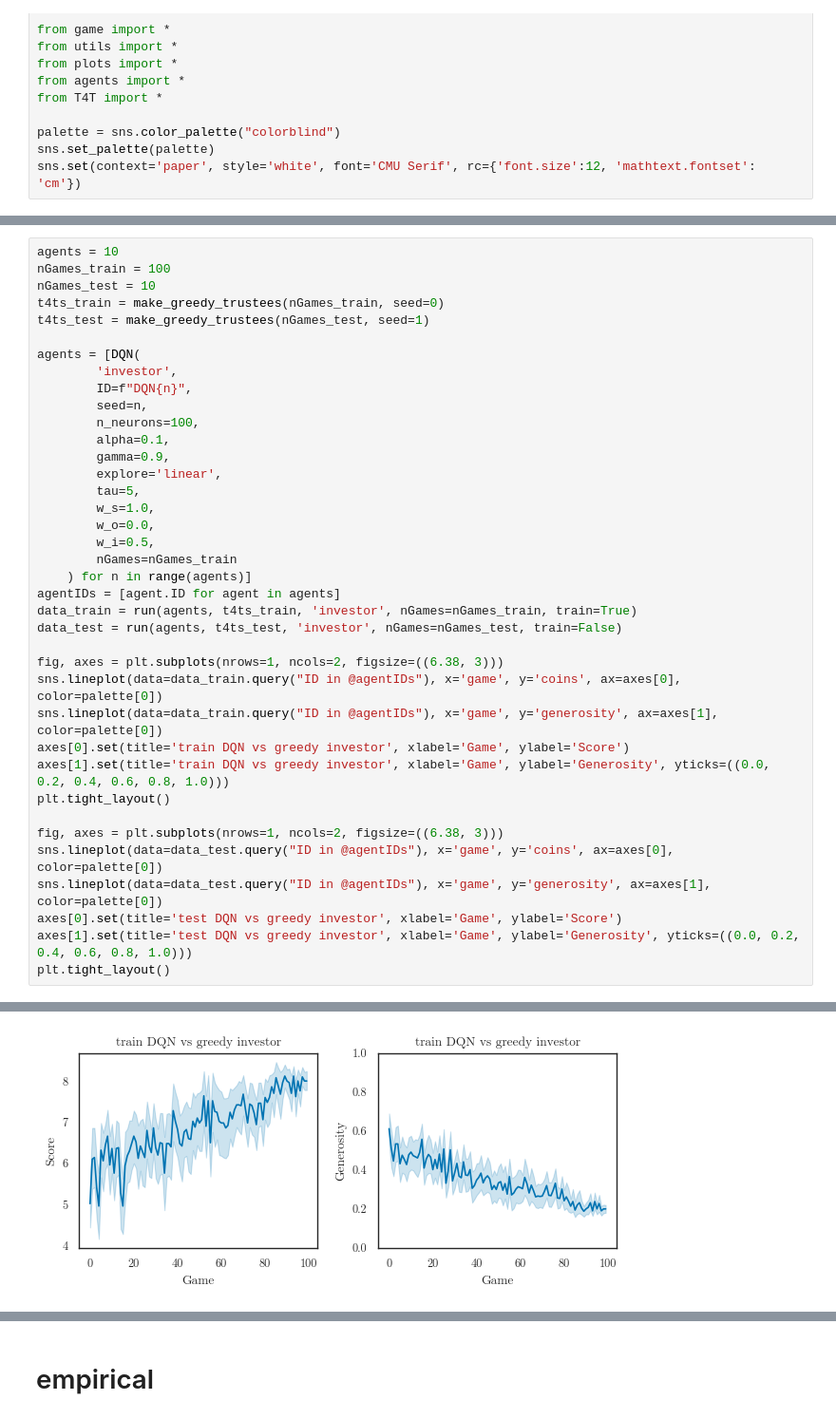
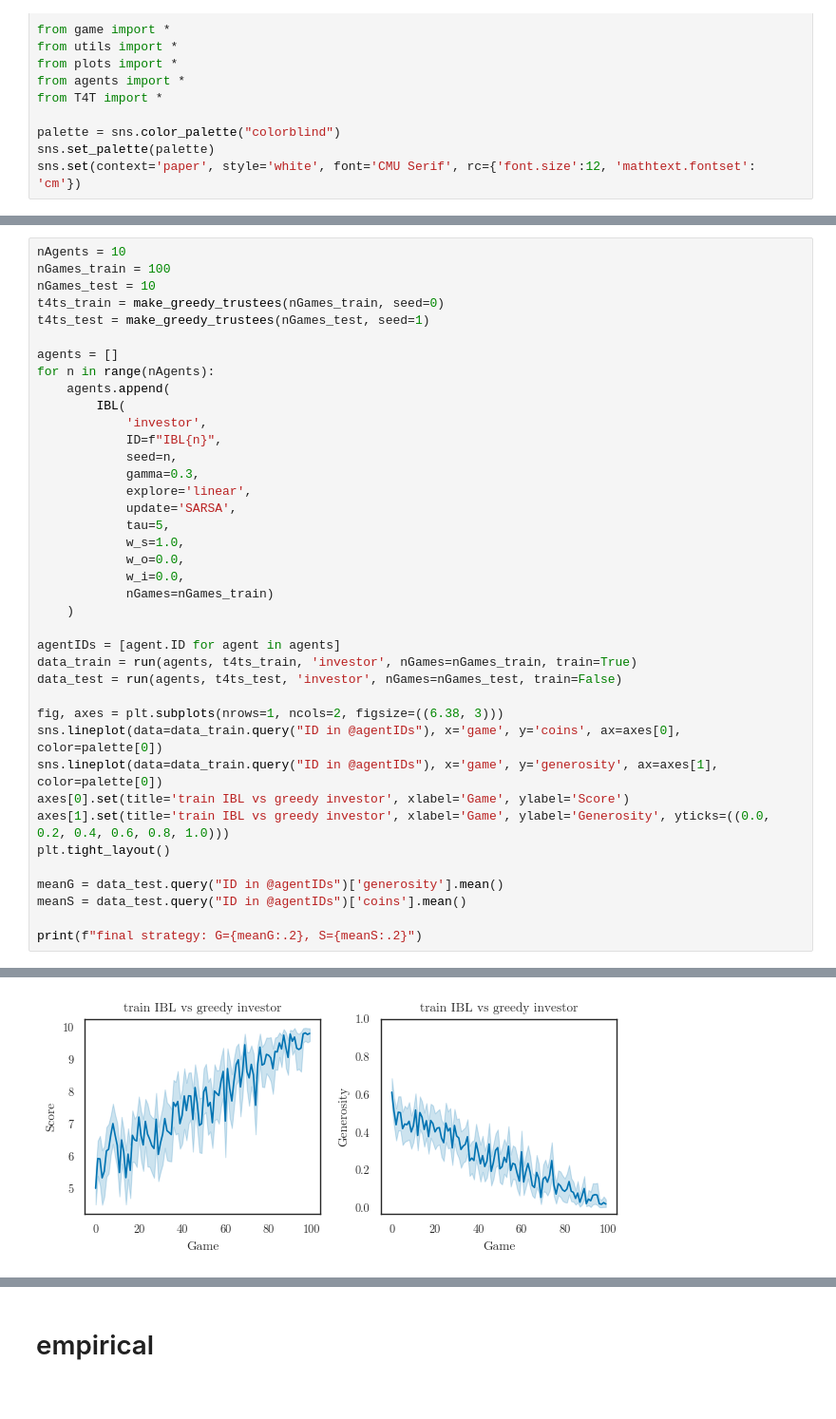
Before and after one commit to psipeter/social-value-orientation, a Jupyter notebook: experiment1.ipynb, the cells around one changed output, grey strips where cells are left out. Shown at 95% size. Drawn from its saved outputs; the diff is of its cells as text.

```diff
--- a/experiment1.ipynb
+++ b/experiment1.ipynb
@@ -78,24 +77,27 @@ DQN9 vs T4T0
 # %%
-agents = 10
+nAgents = 10
 nGames_train = 100
 nGames_test = 10
 t4ts_train = make_greedy_trustees(nGames_train, seed=0)
 t4ts_test = make_greedy_trustees(nGames_test, seed=1)
 
-agents = [DQN(
-        'investor',
-        ID=f"DQN{n}",
-        seed=n,
-        n_neurons=100,
-        alpha=0.1,
-        gamma=0.9,
-        explore='linear',
-        tau=5,
-        w_s=1.0,
-        w_o=0.0,
-        w_i=0.5,
-        nGames=nGames_train
-    ) for n in range(agents)]
+agents = []
+for n in range(nAgents):
+    agents.append(
+        IBL(
+            'investor',
+            ID=f"IBL{n}",
+            seed=n,
+            gamma=0.3,
+            explore='linear',
+            update='SARSA',
+            tau=5,
+            w_s=1.0,
+            w_o=0.0,
+            w_i=0.0,
+            nGames=nGames_train)
+    )
+
 agentIDs = [agent.ID for agent in agents]
 data_train = run(agents, t4ts_train, 'investor', nGames=nGames_train, train=True)
 data_test = run(agents, t4ts_test, 'investor', nGames=nGames_test, train=False)
@@ -103,14 +105,12 @@ data_test = run(agents, t4ts_test, 'investor', nGames=nGames_test, train=False)
 fig, axes = plt.subplots(nrows=1, ncols=2, figsize=((6.38, 3)))
 sns.lineplot(data=data_train.query("ID in @agentIDs"), x='game', y='coins', ax=axes[0], color=palette[0])
 sns.lineplot(data=data_train.query("ID in @agentIDs"), x='game', y='generosity', ax=axes[1], color=palette[0])
-axes[0].set(title='train DQN vs greedy investor', xlabel='Game', ylabel='Score')
-axes[1].set(title='train DQN vs greedy investor', xlabel='Game', ylabel='Generosity', yticks=((0.0, 0.2, 0.4, 0.6, 0.8, 1.0)))
+axes[0].set(title='train IBL vs greedy investor', xlabel='Game', ylabel='Score')
+axes[1].set(title='train IBL vs greedy investor', xlabel='Game', ylabel='Generosity', yticks=((0.0, 0.2, 0.4, 0.6, 0.8, 1.0)))
 plt.tight_layout()
 
-fig, axes = plt.subplots(nrows=1, ncols=2, figsize=((6.38, 3)))
-sns.lineplot(data=data_test.query("ID in @agentIDs"), x='game', y='coins', ax=axes[0], color=palette[0])
-sns.lineplot(data=data_test.query("ID in @agentIDs"), x='game', y='generosity', ax=axes[1], color=palette[0])
-axes[0].set(title='test DQN vs greedy investor', xlabel='Game', ylabel='Score')
-axes[1].set(title='test DQN vs greedy investor', xlabel='Game', ylabel='Generosity', yticks=((0.0, 0.2, 0.4, 0.6, 0.8, 1.0)))
-plt.tight_layout()
+meanG = data_test.query("ID in @agentIDs")['generosity'].mean()
+meanS = data_test.query("ID in @agentIDs")['coins'].mean()
+
+print(f"final strategy: G={meanG:.2}, S={meanS:.2}")
 # %% [output]
@@ -137 +134 @@ DQN9 vs T4T0
-[figure, old version]
+[figure, new version]
```
Also changed, not shown: parts of 4 cells of this notebook, 4 other files.
